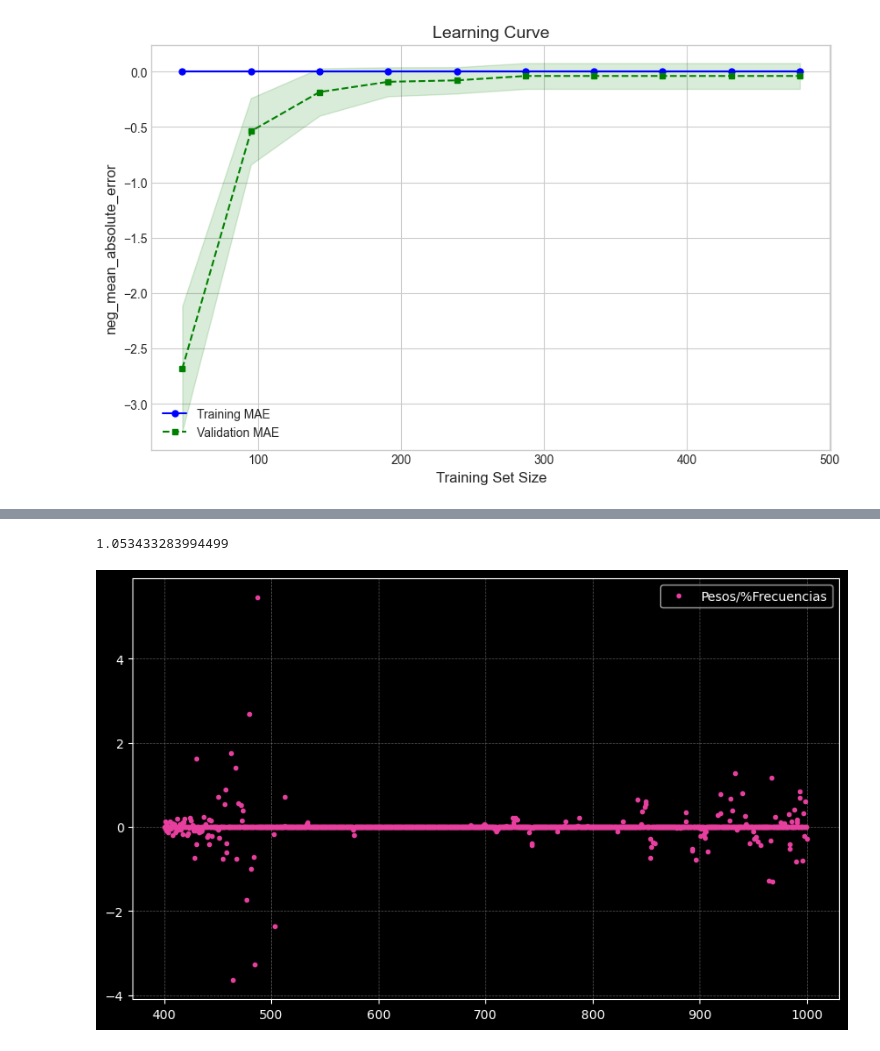
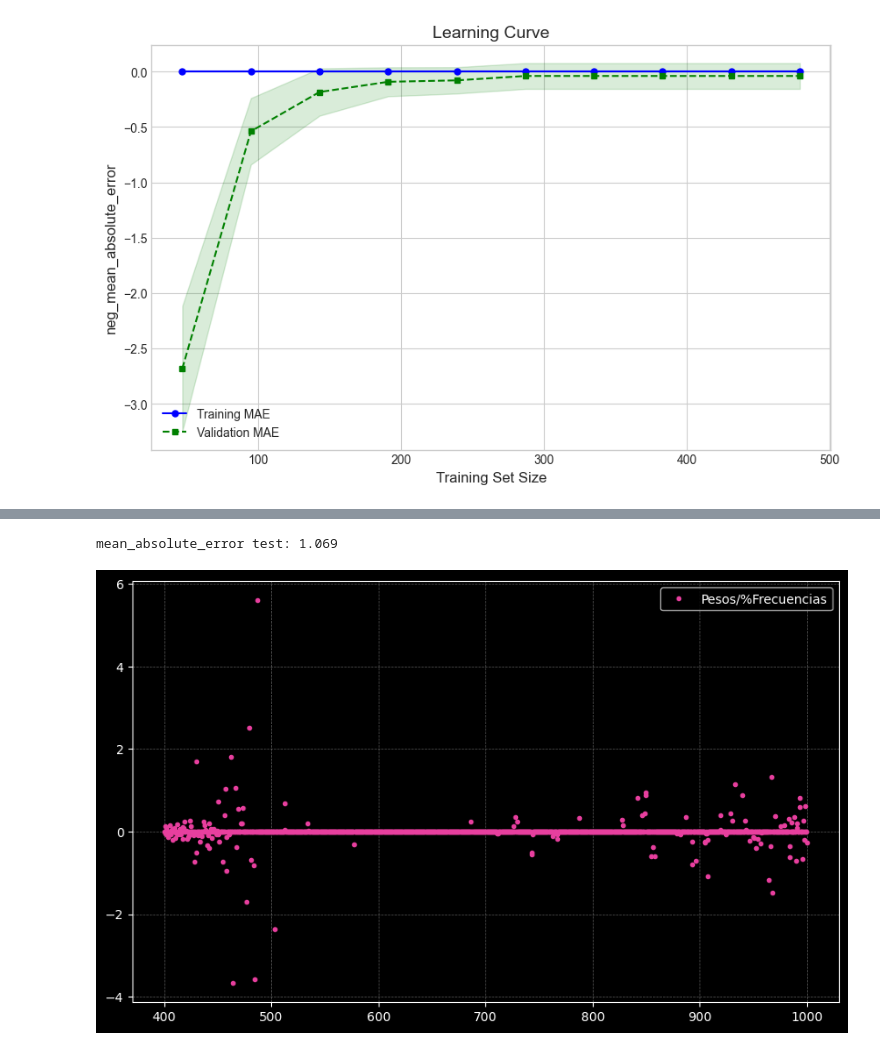
Before and after one commit to SomathReinztam/Firma_espectral_de-plantas_de_banano_infectadas, a Jupyter notebook: dataAnalysis.ipynb, the cells around one changed output, grey strips where cells are left out. Cells and saved outputs as stored; diff of their text form; code cells hidden in the pictures.

```diff
--- a/dataAnalysis.ipynb
+++ b/dataAnalysis.ipynb
@@ -333,18 +330,17 @@ X_train, X_test, y_train, y_test = train_test_split(
 # %%
 from sklearn.linear_model import Lasso
 from sklearn.metrics import mean_absolute_error
-hyperparameter = {'alpha':0.01, 'max_iter':5000}
+hyperparameter = {'alpha':0.01, 'max_iter':9000}
 reg = Lasso(**hyperparameter)
 reg.fit(X_train, y_train)
 y_predict = reg.predict(X_test)
-print(
-    mean_absolute_error(y_pred=y_predict, y_true=y_test)
-)
+x = mean_absolute_error(y_pred=y_predict, y_true=y_test)
+print(f'mean_absolute_error test: {x:.3f}')
 importances = reg.coef_.reshape(-1)
 indices = df.columns[4:].values
 datF.featureImportancia(importances, indices)
 # %% [output]
-1.053433283994499
+mean_absolute_error test: 1.069
-[figure, old version]
+[figure, new version]
 # %%
 serie = pd.Series(importances, index=indices)
```
Also changed, not shown: parts of 13 cells of this notebook.
